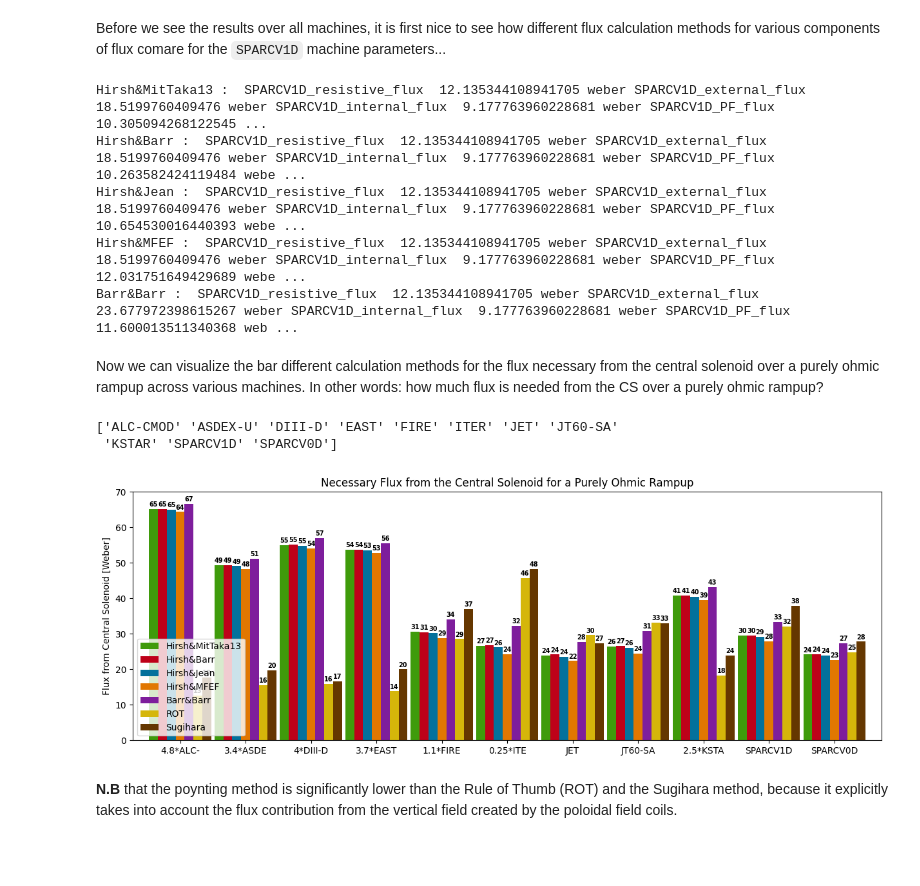
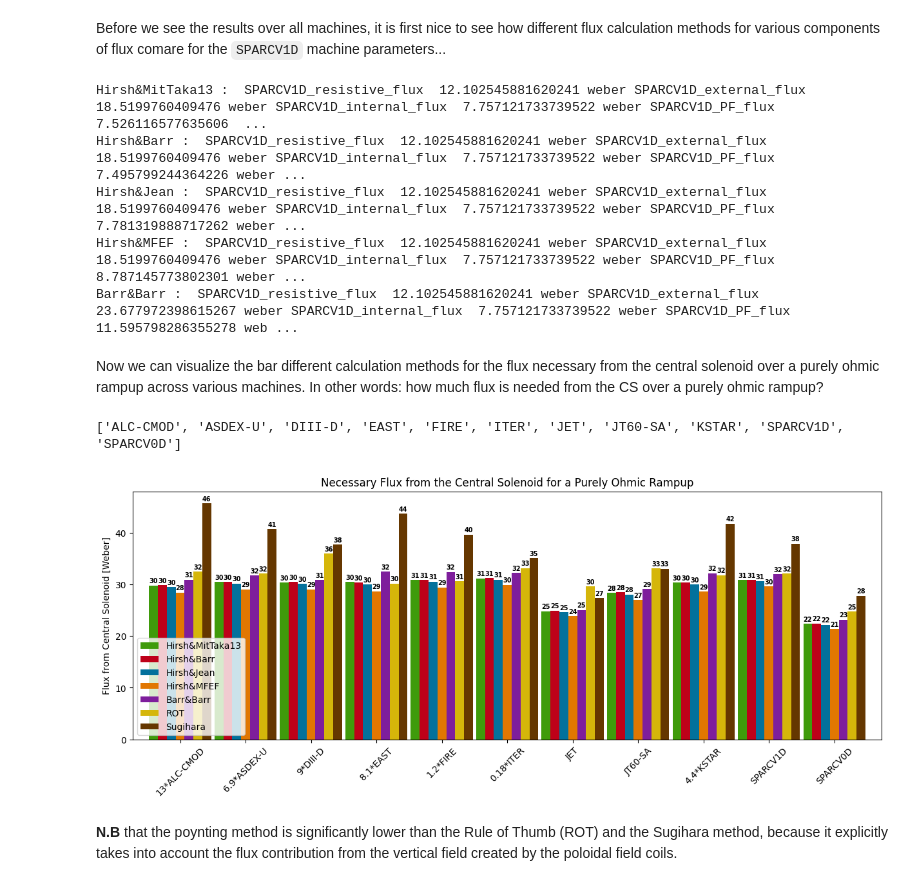
Before and after one commit to cfs-energy/cfspopcon, a Jupyter notebook: docs/doc_sources/time_independent_inductances_and_fluxes.ipynb, the cells around one changed output. Drawn from its saved outputs; the diff is of its cells as text; code cells hidden in the pictures; blank space fills up the shorter version.

```diff
--- a/docs/doc_sources/time_independent_inductances_and_fluxes.ipynb
+++ b/docs/doc_sources/time_independent_inductances_and_fluxes.ipynb
@@ -93,7 +93,7 @@ for key in algorithms:
 
 calc_flux_and_inductance_dependencies = CompositeAlgorithm(algs)
 # %%
-calc_flux_and_inductance_dependencies.run(
+dataset = calc_flux_and_inductance_dependencies.run(
     major_radius = machine["SPARCV1D"].major_radius,
     areal_elongation = machine["SPARCV1D"].areal_elongation,
     triangularity_psi95 = machine["SPARCV1D"].triangularity_psi95,
@@ -268,19 +262,24 @@ warnings.filterwarnings('ignore') # ignore unit strip warning happening with Sug
 for machine_name in machine:
     for external_flux_method in external_flux_method_dict:
         if external_flux_method != "ROT" and external_flux_method != "Sugihara":
-            dataset["magnetic_field_on_axis"] = machine[machine_name].B0
-            dataset["major_radius"] = machine[machine_name].R0
-            dataset["minor_radius"] = machine[machine_name].a
-            dataset["triangularity_psi95"] = machine[machine_name].delta
-            dataset["areal_elongation"] = machine[machine_name].kappa
-            dataset["inverse_aspect_ratio"] = machine[machine_name].epsilon
-            dataset["plasma_current"] = machine[machine_name].Ip
-            dataset["surface_inductance_coefficients"] = external_flux_method_dict[external_flux_method][0]
-            dataset["vertical_magnetic_field_equation"] = external_flux_method_dict[external_flux_method][1]
-            dataset = update_flux_and_inductance_dependencies.update_dataset(dataset)
-            #Algorithm.get_algorithm('calc_geometry').update_dataset(dataset, in_place=True)
-            #Algorithm.get_algorithm('calc_inductances').update_dataset(dataset, in_place=True)
-            #Algorithm.get_algorithm('calc_fluxes').update_dataset(dataset, in_place=True)
+            dataset = calc_flux_and_inductance_dependencies_over_machines.run(
+            magnetic_field_on_axis = machine[machine_name].magnetic_field_on_axis,
+            major_radius = machine[machine_name].major_radius,
+            minor_radius = machine[machine_name].minor_radius,
+            triangularity_psi95 = machine[machine_name].triangularity_psi95,
+            areal_elongation = machine[machine_name].areal_elongation,
+            inverse_aspect_ratio = machine[machine_name].inverse_aspect_ratio,
+            plasma_current = machine[machine_name].plasma_current,
+            surface_inductance_coefficients = external_flux_method_dict[external_flux_method][0],
+            vertical_magnetic_field_equation = external_flux_method_dict[external_flux_method][1],
+            beta_poloidal = 0.1 ,
+            loop_voltage = 0.5 * ureg.volts,  # N/A for this calc since not considering flattop
+            elongation_ratio_sep_to_areal = 1,
+            triangularity_ratio_sep_to_psi95 = 1,
+            ejima_coefficient = 0.6,
+            internal_inductivity = 0.91,
+            total_flux_available_from_CS = 0 * ureg.weber  # N/A for these calcs
+            )
             # STORE VALUES
             PF_flux_over_machines.loc[dict(machine=machine_name, flux_method=external_flux_method)] = dataset["poloidal_field_flux"]
             if machine_name == "SPARCV1D":
@@ -316,20 +315,19 @@ for machine_name in machine:
             )
             flux_methods_over_machines.loc[dict(machine=machine_name, flux_method=external_flux_method)] = Sugihara_flux * ureg.weber
 # %% [output]
-Hirsh&MitTaka13 :  SPARCV1D_resistive_flux  12.135344108941705 weber SPARCV1D_external_flux  18.5199760409476 weber SPARCV1D_internal_flux  9.177763960228681 weber SPARCV1D_PF_flux  10.305094268122545 ...
-Hirsh&Barr :  SPARCV1D_resistive_flux  12.135344108941705 weber SPARCV1D_external_flux  18.5199760409476 weber SPARCV1D_internal_flux  9.177763960228681 weber SPARCV1D_PF_flux  10.263582424119484 webe ...
-Hirsh&Jean :  SPARCV1D_resistive_flux  12.135344108941705 weber SPARCV1D_external_flux  18.5199760409476 weber SPARCV1D_internal_flux  9.177763960228681 weber SPARCV1D_PF_flux  10.654530016440393 webe ...
-Hirsh&MFEF :  SPARCV1D_resistive_flux  12.135344108941705 weber SPARCV1D_external_flux  18.5199760409476 weber SPARCV1D_internal_flux  9.177763960228681 weber SPARCV1D_PF_flux  12.031751649429689 webe ...
-Barr&Barr :  SPARCV1D_resistive_flux  12.135344108941705 weber SPARCV1D_external_flux  23.677972398615267 weber SPARCV1D_internal_flux  9.177763960228681 weber SPARCV1D_PF_flux  11.600013511340368 web ...
+Hirsh&MitTaka13 :  SPARCV1D_resistive_flux  12.102545881620241 weber SPARCV1D_external_flux  18.5199760409476 weber SPARCV1D_internal_flux  7.757121733739522 weber SPARCV1D_PF_flux  7.526116577635606  ...
+Hirsh&Barr :  SPARCV1D_resistive_flux  12.102545881620241 weber SPARCV1D_external_flux  18.5199760409476 weber SPARCV1D_internal_flux  7.757121733739522 weber SPARCV1D_PF_flux  7.495799244364226 weber ...
+Hirsh&Jean :  SPARCV1D_resistive_flux  12.102545881620241 weber SPARCV1D_external_flux  18.5199760409476 weber SPARCV1D_internal_flux  7.757121733739522 weber SPARCV1D_PF_flux  7.781319888717262 weber ...
+Hirsh&MFEF :  SPARCV1D_resistive_flux  12.102545881620241 weber SPARCV1D_external_flux  18.5199760409476 weber SPARCV1D_internal_flux  7.757121733739522 weber SPARCV1D_PF_flux  8.787145773802301 weber ...
+Barr&Barr :  SPARCV1D_resistive_flux  12.102545881620241 weber SPARCV1D_external_flux  23.677972398615267 weber SPARCV1D_internal_flux  7.757121733739522 weber SPARCV1D_PF_flux  11.595798286355278 web ...
 # %% [markdown]
 Now we can visualize the bar different calculation methods for the flux necessary from the central solenoid over a purely ohmic rampup across various machines. In other words: how much flux is needed from the CS over a purely ohmic rampup?
 # %%
 import pandas as pd
 
 ###***Scaling other machines to create a clearer bar plot***###
-
 machine_name = flux_methods_over_machines.coords['machine'].values
-scaled_machine_name = machine_name.copy()
+scaled_machine_name = list(machine_name.copy())  # Convert to list for easier manipulation
 print(scaled_machine_name)
 
 scaling_factor_ITER =  flux_methods_over_machines.loc[dict(machine="SPARCV1D")] / flux_methods_over_machines.loc[dict(machine="ITER")]
@@ -348,6 +346,8 @@ scaled_machine_name[3] = str("{:.2g}".format(scaling_factor_EAST.mean().values))
 scaled_machine_name[4] = str("{:.2g}".format(scaling_factor_FIRE.mean().values)) + "*" + scaled_machine_name[4]
 scaled_machine_name[8] = str("{:.2g}".format(scaling_factor_KSTAR.mean().values)) + "*" + scaled_machine_name[8]
 
+scaled_machine_name = np.array(scaled_machine_name)
+
 flux_methods_over_machines.loc[dict(machine="ITER")] = scaling_factor_ITER.mean() * flux_methods_over_machines.loc[dict(machine="ITER")]
 flux_methods_over_machines.loc[dict(machine="ALC-CMOD")] = scaling_factor_CMOD.mean() * flux_methods_over_machines.loc[dict(machine="ALC-CMOD")]
 flux_methods_over_machines.loc[dict(machine="ASDEX-U")] = scaling_factor_AUG.mean() * flux_methods_over_machines.loc[dict(machine="ASDEX-U")]
@@ -356,6 +356,7 @@ flux_methods_over_machines.loc[dict(machine="EAST")] = scaling_factor_EAST.mean(
 flux_methods_over_machines.loc[dict(machine="FIRE")] = scaling_factor_FIRE.mean() * flux_methods_over_machines.loc[dict(machine="FIRE")]
 flux_methods_over_machines.loc[dict(machine="KSTAR")] = scaling_factor_KSTAR.mean() * flux_methods_over_machines.loc[dict(machine="KSTAR")]
 flux_methods_over_machines = flux_methods_over_machines.assign_coords(machine=scaled_machine_name)
+
 
 ###***PLOTTING_needed_CS_flux_over_rampup***###
 df = pd.DataFrame(
@@ -376,36 +377,39 @@ ax = df.plot.bar(
     rot=0,
     width=0.95,
     color={
         "Hirsh&MitTaka13": "xkcd:grass green",
         "Hirsh&Barr": "xkcd:scarlet",
         "Hirsh&Jean": "xkcd:ocean blue",
         "Hirsh&MFEF": "xkcd:pumpkin",
         "Barr&Barr": "xkcd:purple",
         "ROT": "xkcd:dark yellow",
         "Sugihara": "xkcd:brown",
     },
 )
 for p in ax.patches:
     label = "{:.2g}".format(p.get_height())  # Round to two decimal places
     ax.annotate(
         str(label),
         (p.get_x() + p.get_width() / 2.0, p.get_height()),
         ha="center",
         va="center",
         fontsize=7,
         xytext=(0, 5),
         textcoords="offset points",
         color="black",
         weight="bold",
     )
 ax.set_ylabel("Flux from Central Solenoid [Weber]")
 ax.set_title("Necessary Flux from the Central Solenoid for a Purely Ohmic Rampup")
 ax.legend(loc="lower left")
+
+ax.set_xticklabels(scaled_machine_name, rotation=45)
+ax.tick_params(axis='x', labelsize=10)
+
 plt.show()
 # %% [output]
-['ALC-CMOD' 'ASDEX-U' 'DIII-D' 'EAST' 'FIRE' 'ITER' 'JET' 'JT60-SA'
- 'KSTAR' 'SPARCV1D' 'SPARCV0D']
+['ALC-CMOD', 'ASDEX-U', 'DIII-D', 'EAST', 'FIRE', 'ITER', 'JET', 'JT60-SA', 'KSTAR', 'SPARCV1D', 'SPARCV0D']
-[figure, old version]
+[figure, new version]
 # %% [markdown]
 **N.B** that the poynting method is significantly lower than the Rule of Thumb (ROT) and the Sugihara method, because it explicitly takes into account the flux contribution from the vertical field created by the poloidal field coils.
 # %% [markdown]
```
Also changed, not shown: parts of 6 cells of this notebook.
